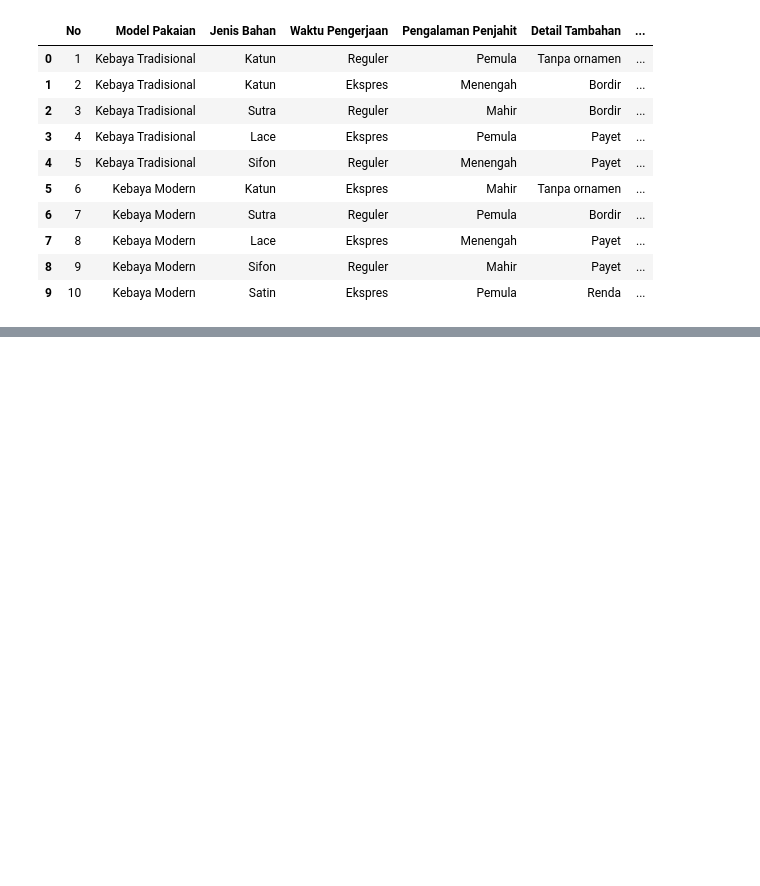
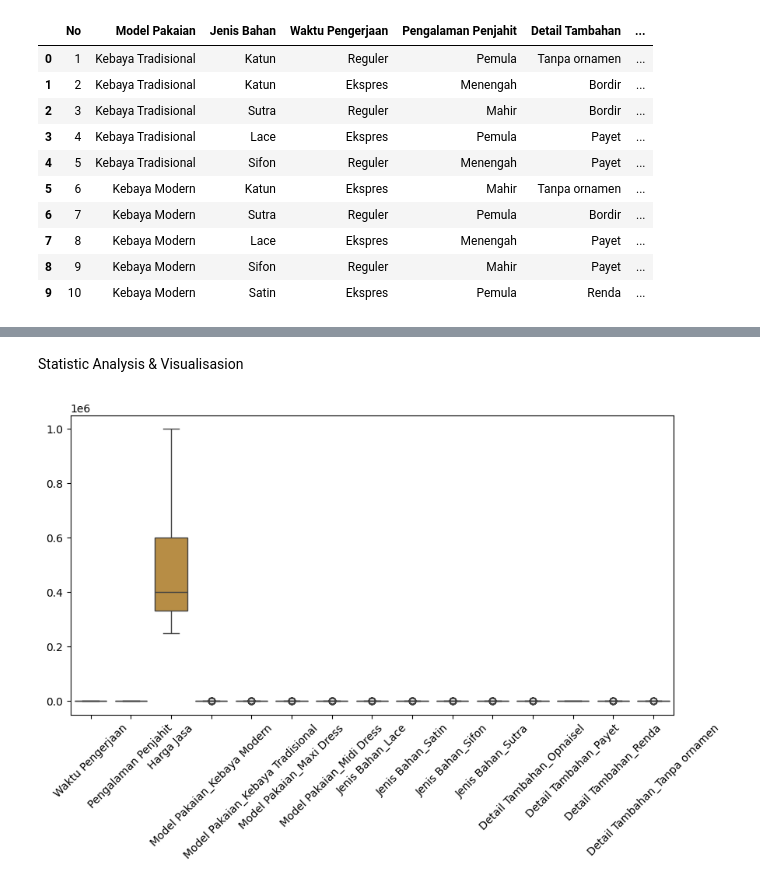
Before and after one commit to adzkykhairany/tailor-price-predictor, a Jupyter notebook: src/model.ipynb, the cells around one changed output, grey strips where cells are left out. Saved outputs shown, nothing was run; the diff lists cells and outputs as text; code cells hidden in the pictures; blank space fills up the shorter version.

Commit message:
Add data CSV file and update models

```diff
--- a/src/model.ipynb
+++ b/src/model.ipynb
@@ -41,0 +27,2 @@ max    150.000000  1000000.000000
+# %%
+df.drop(labels=['No'], axis=1, inplace=True)
@@ -41,0 +68,4 @@ max    150.000000  1000000.000000
+# %%
+# Remove duplicates
+df = df.drop_duplicates().reset_index(drop=True)
+print("Duplicate data has been removed")
@@ -41,0 +76,22 @@ max    150.000000  1000000.000000
+# %%
+# Ordinal encoding
+ordinal_cols = {
+    'Waktu Pengerjaan': ['Reguler', 'Ekspres'],
+    'Pengalaman Penjahit': ['Pemula', 'Menengah', 'Mahir']
+}
+
+for col, categories in ordinal_cols.items():
+    if df[col].dtype == 'object':
+        encoder = OrdinalEncoder(categories=[categories])
+        df[[col]] = encoder.fit_transform(df[[col]])
+# %%
+# One hot encoding
+cat_cols = ['Model Pakaian', 'Jenis Bahan', 'Detail Tambahan']
+
+if any(df[col].dtype == 'object' for col in cat_cols):
+    cat_encoder = OneHotEncoder(drop='first', sparse_output=False)
+    encoded_array = cat_encoder.fit_transform(df[cat_cols])
+    encoded_df = pd.DataFrame(encoded_array, columns=cat_encoder.get_feature_names_out(cat_cols), index=df.index)
+
+    df = df.drop(columns=cat_cols)
+    df = pd.concat([df, encoded_df], axis=1)
@@ -41,0 +112,9 @@ max    150.000000  1000000.000000
+# %% [markdown]
+Statistic Analysis & Visualisasion
+# %%
+plt.figure(figsize=(10, 5))
+sns.boxplot(data=df)
+plt.xticks(rotation=45)
+plt.show()
+# %% [output]
+[figure, added]
```
Also changed, not shown: parts of 10 cells of this notebook, 1 other file.
